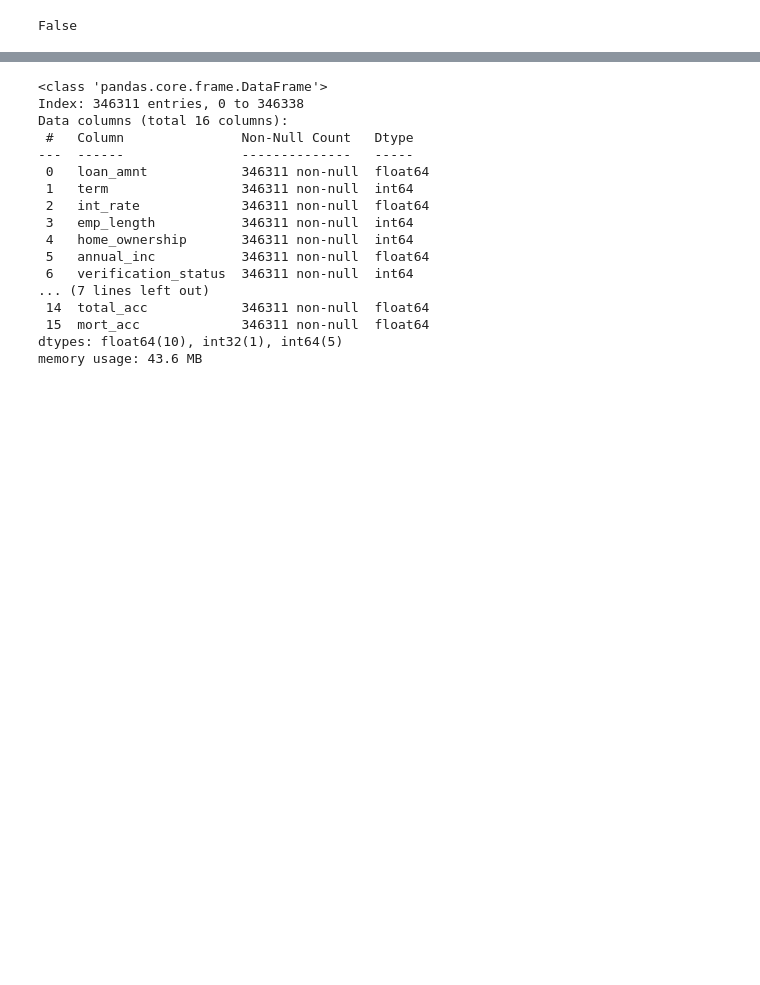
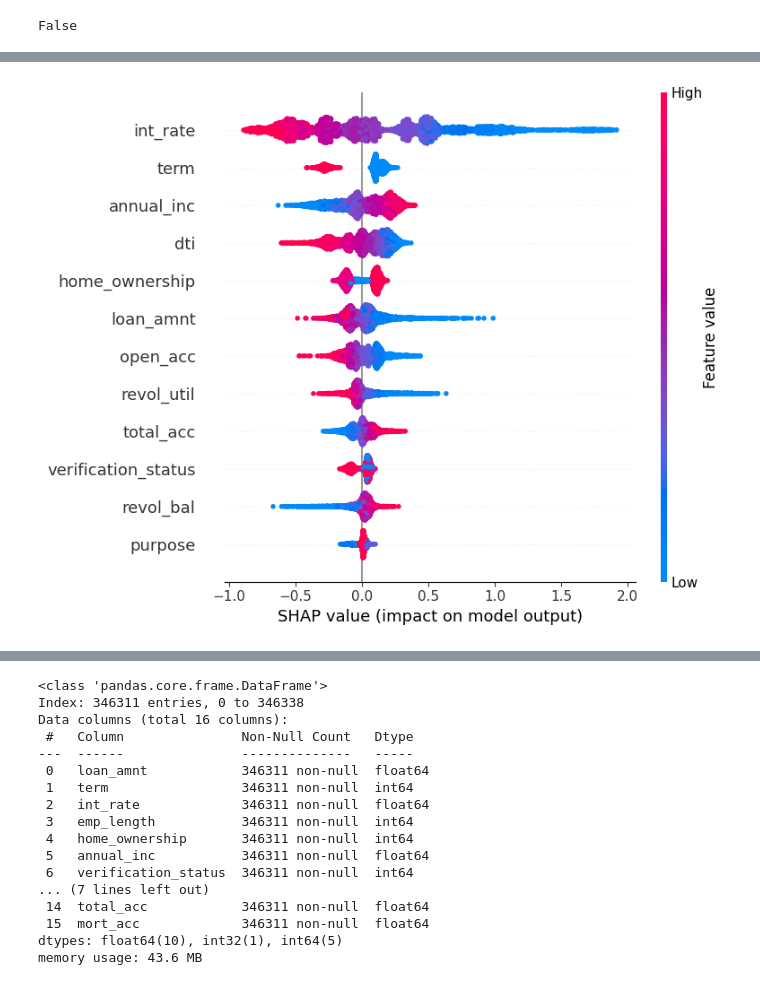
Before and after one commit to Nidhi-Pawar/credit_line_eligibility, a Jupyter notebook: notebooks/04_Feature-Engineering.ipynb, the cells around one changed output, grey strips where cells are left out. Cells and saved outputs as stored; diff of their text form; code cells hidden in the pictures; blank space fills up the shorter version.

```diff
--- a/notebooks/04_Feature-Engineering.ipynb
+++ b/notebooks/04_Feature-Engineering.ipynb
@@ -233,0 +357,13 @@ shap.summary_plot(shap_values, X_sampled)
+# %%
+# SHAP (Optional but cool if you want deep insights again)
+# explainer = shap.TreeExplainer(xgb_model)
+# shap_values = explainer.shap_values(X_test)
+# shap.summary_plot(shap_values, X_test)
+import shap
+
+X_sampled = X_test.sample(n=5000, random_state=42)  # Adjust n as needed
+explainer = shap.TreeExplainer(xgb_model)
+shap_values = explainer(X_sampled)  # Compute SHAP values
+shap.summary_plot(shap_values, X_sampled)
+# %% [output]
+[figure, added]
```
Also changed, not shown: parts of 14 cells of this notebook.
